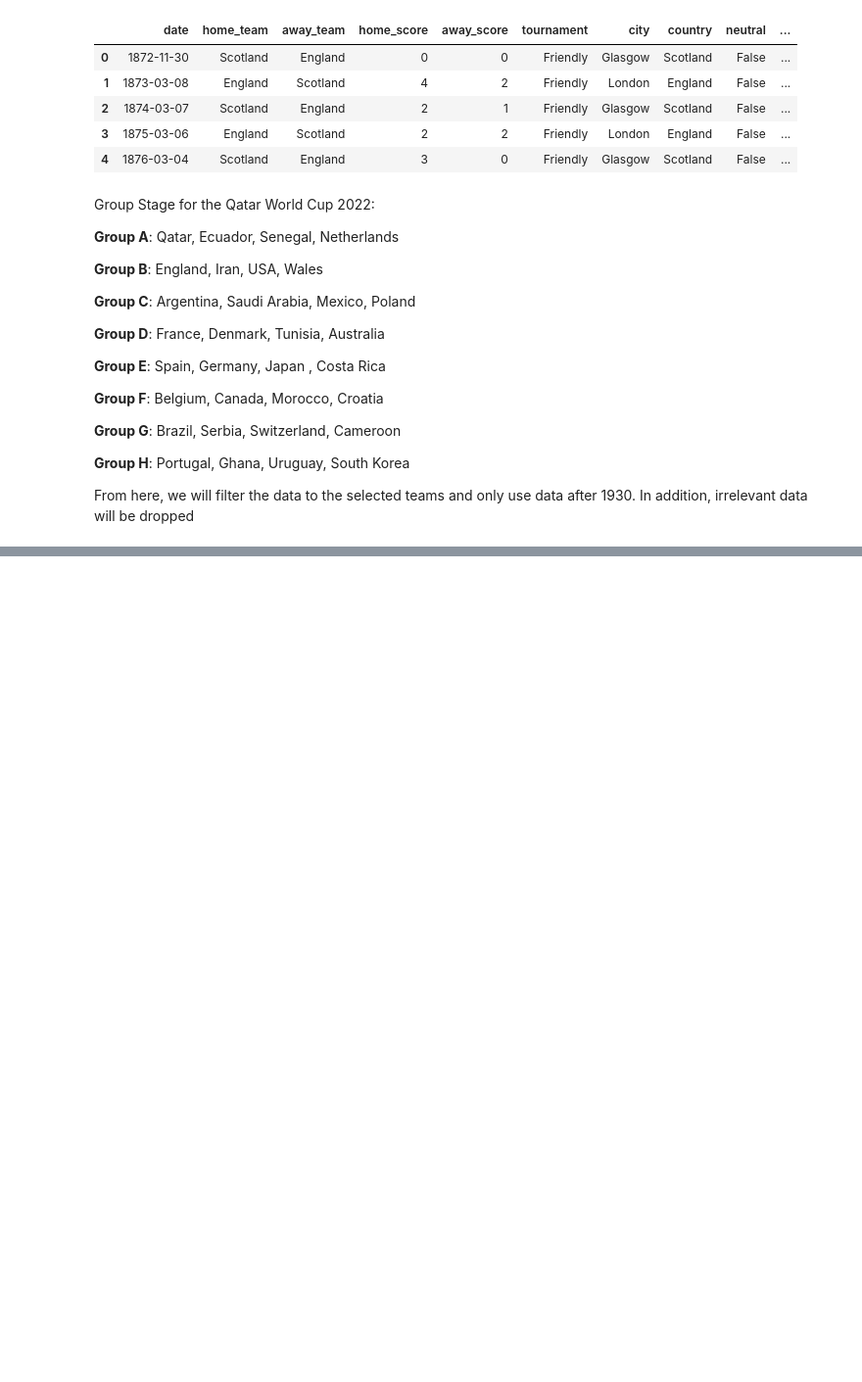
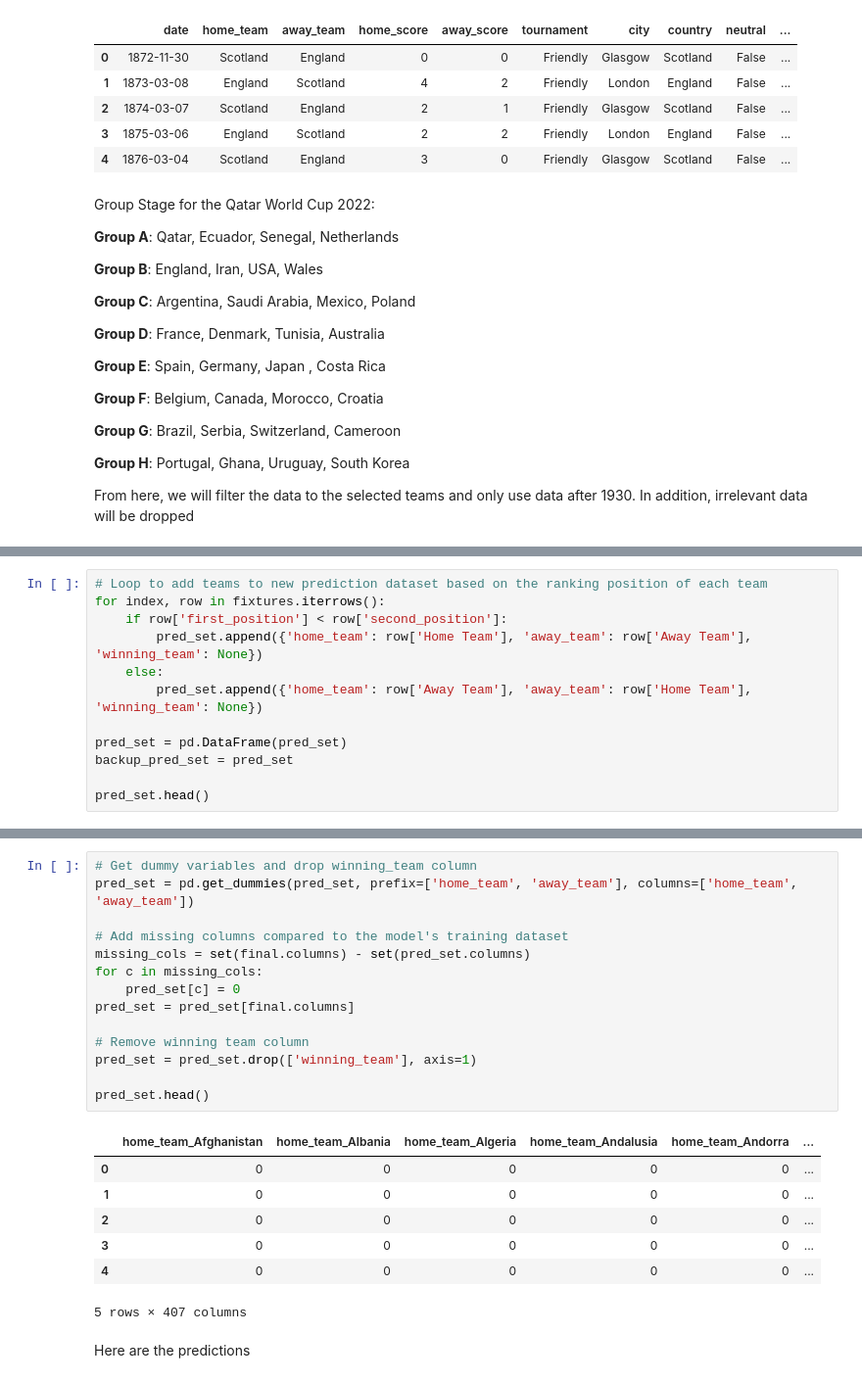
Before and after one commit to ktsim01/FIFA-World-Cup-2022-Prediction, a Jupyter notebook: World_Cup_2022_Prediction.ipynb, the cells around one changed output, grey strips where cells are left out. Shown: that part at 98% size. Saved outputs shown, nothing was run; the diff lists cells and outputs as text; blank space fills up the shorter version.

```diff
--- a/World_Cup_2022_Prediction.ipynb
+++ b/World_Cup_2022_Prediction.ipynb
@@ -125,0 +209,12 @@ df_teams_1930.head()
+# %%
+# Loop to add teams to new prediction dataset based on the ranking position of each team
+for index, row in fixtures.iterrows():
+    if row['first_position'] < row['second_position']:
+        pred_set.append({'home_team': row['Home Team'], 'away_team': row['Away Team'], 'winning_team': None})
+    else:
+        pred_set.append({'home_team': row['Away Team'], 'away_team': row['Home Team'], 'winning_team': None})
+
+pred_set = pd.DataFrame(pred_set)
+backup_pred_set = pred_set
+
+pred_set.head()
@@ -125,0 +228,24 @@ df_teams_1930.head()
+# %%
+# Get dummy variables and drop winning_team column
+pred_set = pd.get_dummies(pred_set, prefix=['home_team', 'away_team'], columns=['home_team', 'away_team'])
+
+# Add missing columns compared to the model's training dataset
+missing_cols = set(final.columns) - set(pred_set.columns)
+for c in missing_cols:
+    pred_set[c] = 0
+pred_set = pred_set[final.columns]
+
+# Remove winning team column
+pred_set = pred_set.drop(['winning_team'], axis=1)
+
+pred_set.head()
+# %% [output]
+|  | home_team_Afghanistan | home_team_Albania | home_team_Algeria | home_team_Andalusia | home_team_Andorra | ... |
+| 0 | 0 | 0 | 0 | 0 | 0 | ... |
+| 1 | 0 | 0 | 0 | 0 | 0 | ... |
+| 2 | 0 | 0 | 0 | 0 | 0 | ... |
+| 3 | 0 | 0 | 0 | 0 | 0 | ... |
+| 4 | 0 | 0 | 0 | 0 | 0 | ... |
+5 rows × 407 columns
+# %% [markdown]
+Here are the predictions
```
Also changed, not shown: parts of 12 cells of this notebook.
